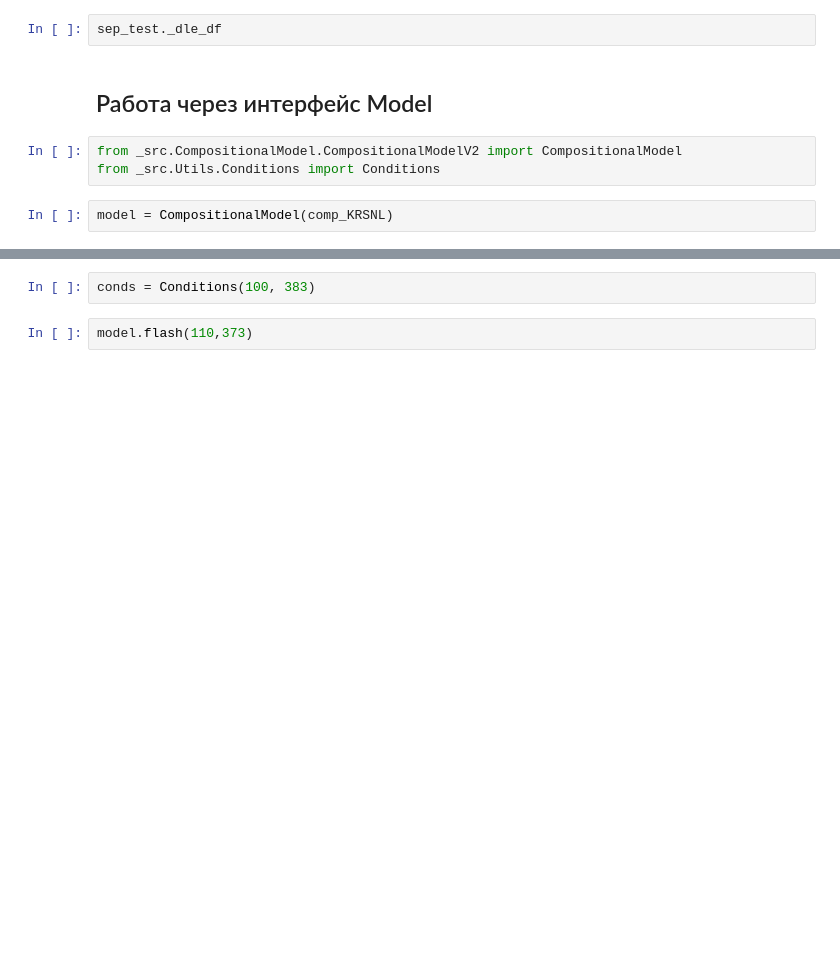
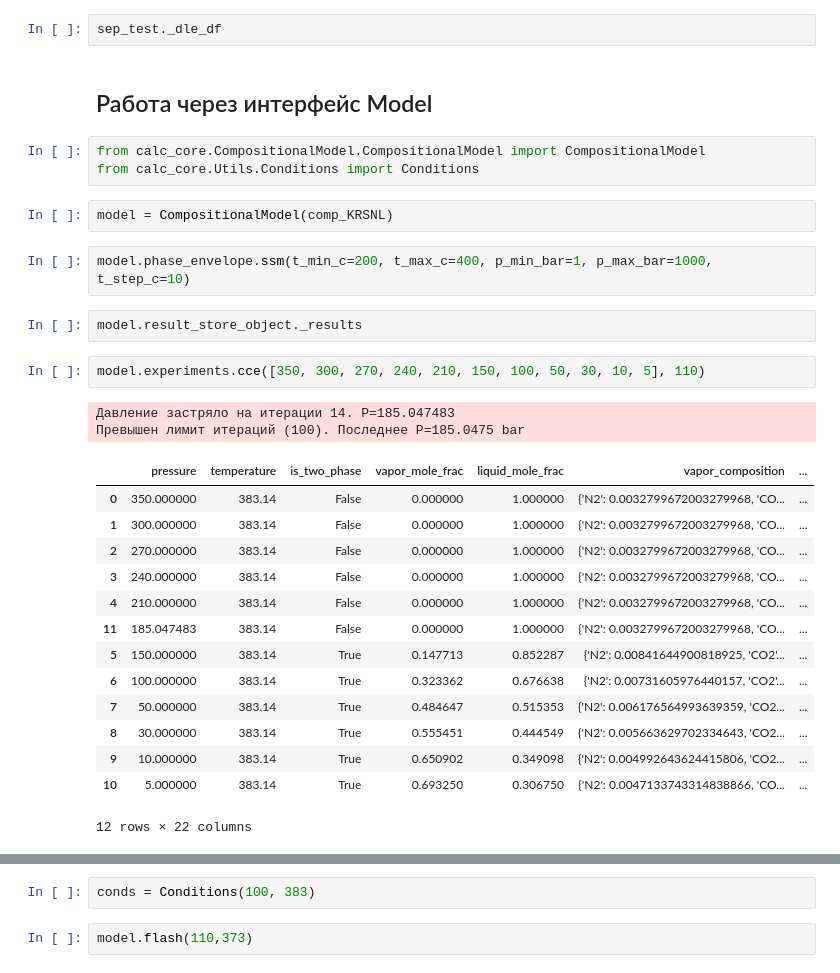
Before and after one commit to SidorenkoDD/PVTcalc, a Jupyter notebook: test_notebook.ipynb, the cells around one changed output, grey strips where cells are left out. Cells and saved outputs as stored; diff of their text form; blank space fills up the shorter version.

```diff
--- a/test_notebook.ipynb
+++ b/test_notebook.ipynb
@@ -104,7 +84,30 @@ sep_test._dle_df
 # %% [markdown]
 ## Работа через интерфейс  Model
 # %%
-from _src.CompositionalModel.CompositionalModelV2 import CompositionalModel
-from _src.Utils.Conditions import Conditions
+from calc_core.CompositionalModel.CompositionalModel import CompositionalModel
+from calc_core.Utils.Conditions import Conditions
 # %%
 model = CompositionalModel(comp_KRSNL)
+# %%
+model.phase_envelope.ssm(t_min_c=200, t_max_c=400, p_min_bar=1, p_max_bar=1000, t_step_c=10)
+# %%
+model.result_store_object._results
+# %%
+model.experiments.cce([350, 300, 270, 240, 210, 150, 100, 50, 30, 10, 5], 110)
+# %% [output]
+Давление застряло на итерации 14. P=185.047483
+Превышен лимит итераций (100). Последнее P=185.0475 bar
+|  | pressure | temperature | is_two_phase | vapor_mole_frac | liquid_mole_frac | vapor_composition | ... |
+| 0 | 350.000000 | 383.14 | False | 0.000000 | 1.000000 | {'N2': 0.0032799672003279968, 'CO... | ... |
+| 1 | 300.000000 | 383.14 | False | 0.000000 | 1.000000 | {'N2': 0.0032799672003279968, 'CO... | ... |
+| 2 | 270.000000 | 383.14 | False | 0.000000 | 1.000000 | {'N2': 0.0032799672003279968, 'CO... | ... |
+| 3 | 240.000000 | 383.14 | False | 0.000000 | 1.000000 | {'N2': 0.0032799672003279968, 'CO... | ... |
+| 4 | 210.000000 | 383.14 | False | 0.000000 | 1.000000 | {'N2': 0.0032799672003279968, 'CO... | ... |
+| 11 | 185.047483 | 383.14 | False | 0.000000 | 1.000000 | {'N2': 0.0032799672003279968, 'CO... | ... |
+| 5 | 150.000000 | 383.14 | True | 0.147713 | 0.852287 | {'N2': 0.00841644900818925, 'CO2'... | ... |
+| 6 | 100.000000 | 383.14 | True | 0.323362 | 0.676638 | {'N2': 0.00731605976440157, 'CO2'... | ... |
+| 7 | 50.000000 | 383.14 | True | 0.484647 | 0.515353 | {'N2': 0.006176564993639359, 'CO2... | ... |
+| 8 | 30.000000 | 383.14 | True | 0.555451 | 0.444549 | {'N2': 0.005663629702334643, 'CO2... | ... |
+| 9 | 10.000000 | 383.14 | True | 0.650902 | 0.349098 | {'N2': 0.004992643624415806, 'CO2... | ... |
+| 10 | 5.000000 | 383.14 | True | 0.693250 | 0.306750 | {'N2': 0.0047133743314838866, 'CO... | ... |
+12 rows × 22 columns
```
Also changed, not shown: parts of 49 cells of this notebook, 1 other file.
